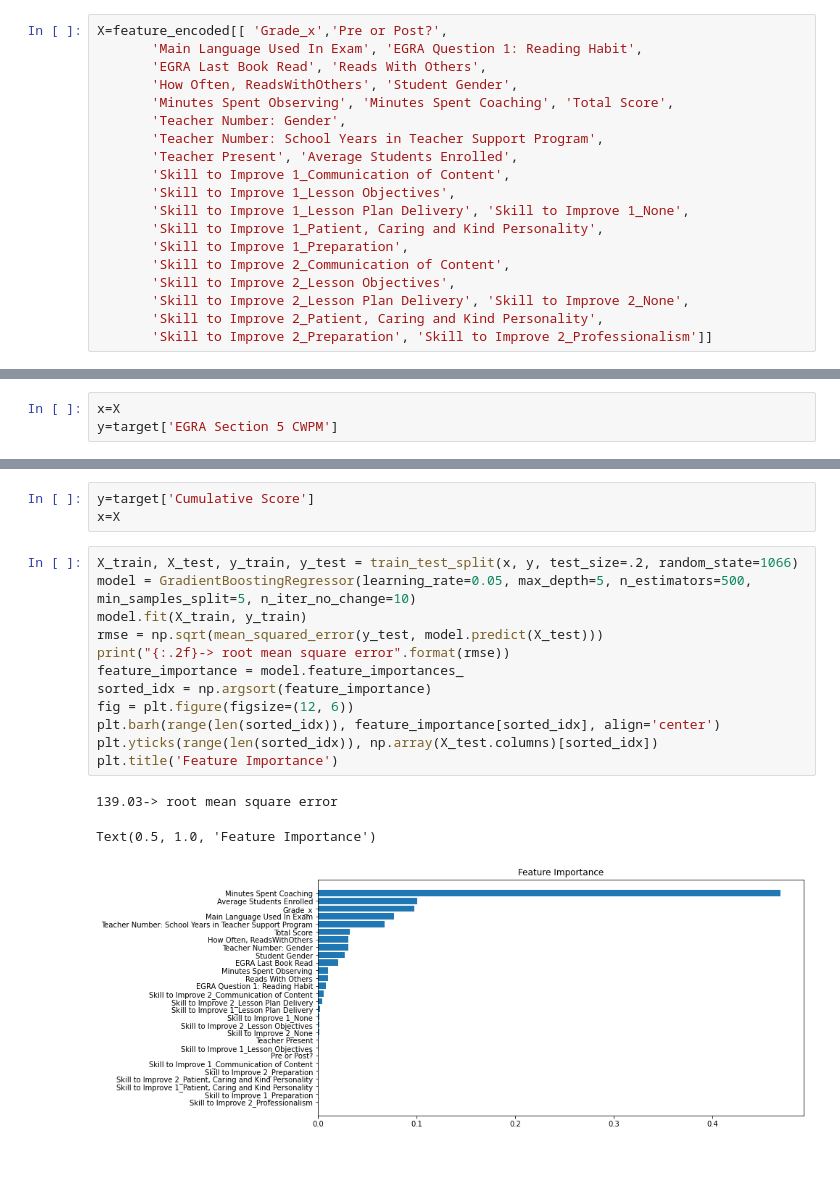
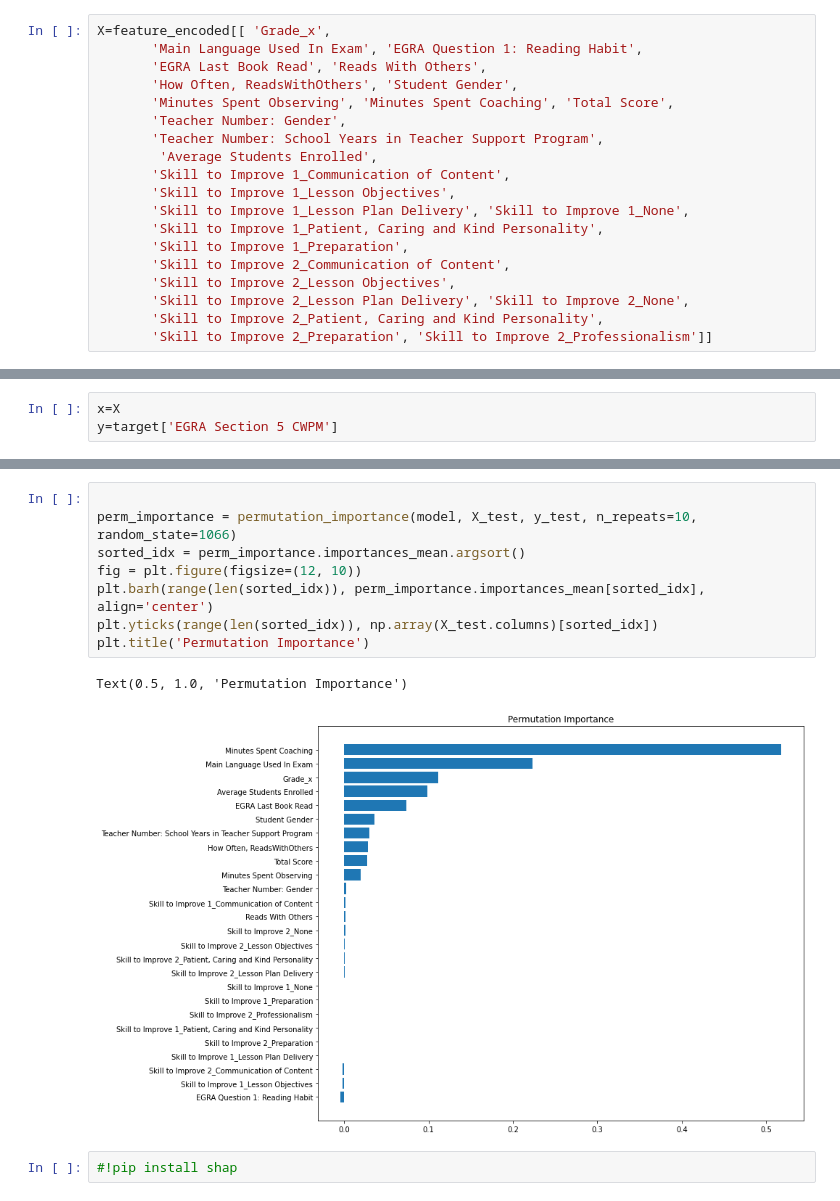
Before and after one commit to georgeputhean/pop-performance, a Jupyter notebook: Skill_Analysis.ipynb, the cells around one changed output, grey strips where cells are left out. Cells and saved outputs as stored; diff of their text form; blank space fills up the shorter version.

```diff
--- a/Skill_Analysis.ipynb
+++ b/Skill_Analysis.ipynb
@@ -57,14 +57,14 @@ Index(['Grade_x', 'School Year_x', 'Pre or Post?',
        'Skill to Improve 2_Preparation', 'Skill to Improve 2_Professionalism'],
       dtype='object')
 # %%
-X=feature_encoded[[ 'Grade_x','Pre or Post?',
+X=feature_encoded[[ 'Grade_x',
        'Main Language Used In Exam', 'EGRA Question 1: Reading Habit',
        'EGRA Last Book Read', 'Reads With Others',
        'How Often, ReadsWithOthers', 'Student Gender',
        'Minutes Spent Observing', 'Minutes Spent Coaching', 'Total Score',
        'Teacher Number: Gender',
        'Teacher Number: School Years in Teacher Support Program',
-       'Teacher Present', 'Average Students Enrolled',
+        'Average Students Enrolled',
        'Skill to Improve 1_Communication of Content',
        'Skill to Improve 1_Lesson Objectives',
        'Skill to Improve 1_Lesson Plan Delivery', 'Skill to Improve 1_None',
@@ -239,20 +268,14 @@ Text(0.5, 1.0, 'Feature Importance')
-# %%
-y=target['Cumulative Score']
-x=X
 # %%
-X_train, X_test, y_train, y_test = train_test_split(x, y, test_size=.2, random_state=1066)
-model = GradientBoostingRegressor(learning_rate=0.05, max_depth=5, n_estimators=500, min_samples_split=5, n_iter_no_change=10)
-model.fit(X_train, y_train)
-rmse = np.sqrt(mean_squared_error(y_test, model.predict(X_test)))
-print("{:.2f}-> root mean square error".format(rmse))
-feature_importance = model.feature_importances_
-sorted_idx = np.argsort(feature_importance)
-fig = plt.figure(figsize=(12, 6))
-plt.barh(range(len(sorted_idx)), feature_importance[sorted_idx], align='center')
+
+perm_importance = permutation_importance(model, X_test, y_test, n_repeats=10, random_state=1066)
+sorted_idx = perm_importance.importances_mean.argsort()
+fig = plt.figure(figsize=(12, 10))
+plt.barh(range(len(sorted_idx)), perm_importance.importances_mean[sorted_idx], align='center')
 plt.yticks(range(len(sorted_idx)), np.array(X_test.columns)[sorted_idx])
-plt.title('Feature Importance')
+plt.title('Permutation Importance')
 # %% [output]
-139.03-> root mean square error
+Text(0.5, 1.0, 'Permutation Importance')
-Text(0.5, 1.0, 'Feature Importance')
-[figure, old version]
+[figure, new version]
+# %%
+#!pip install shap
 # %%
```
Also changed, not shown: parts of 14 cells of this notebook.
